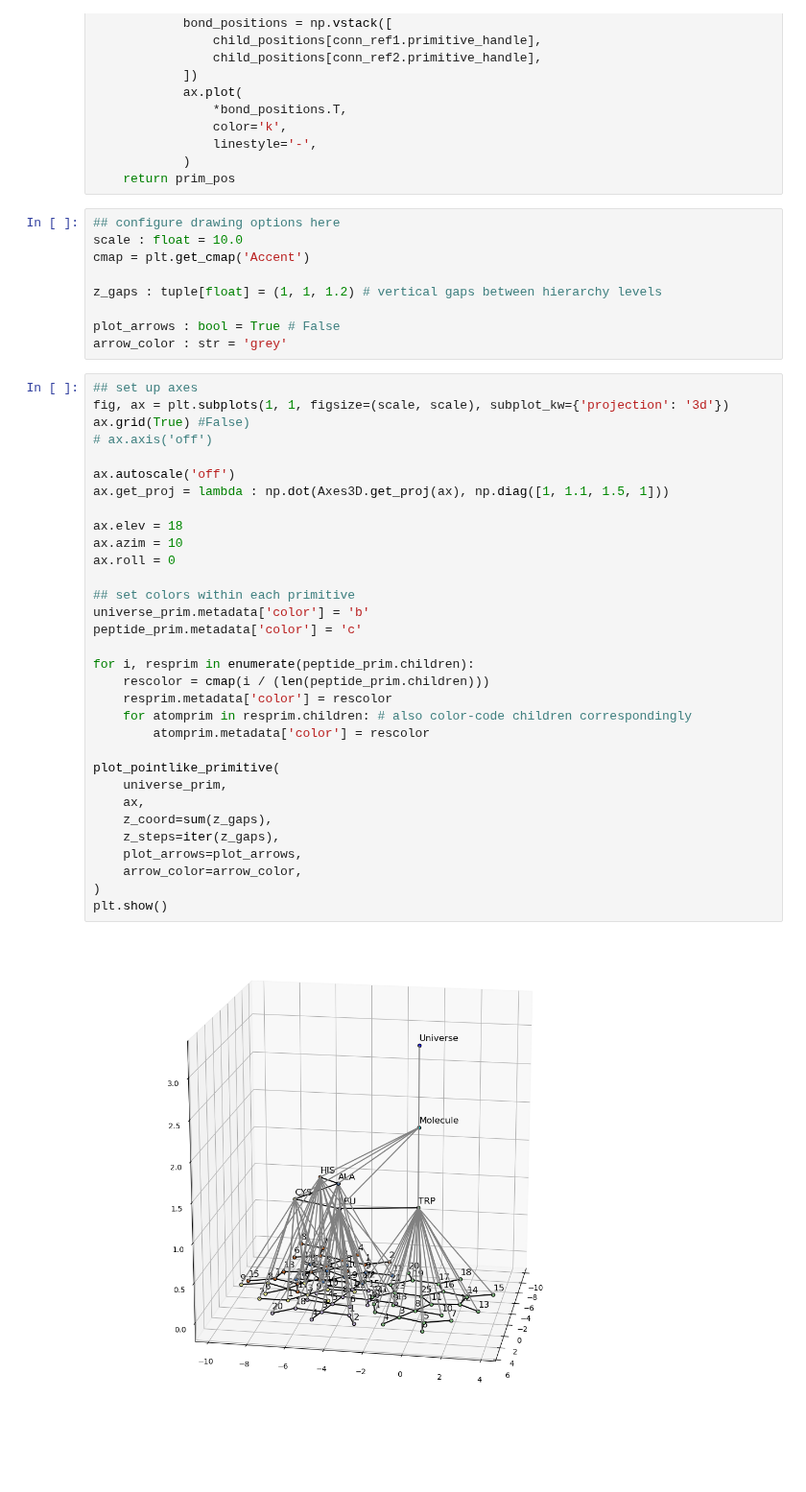
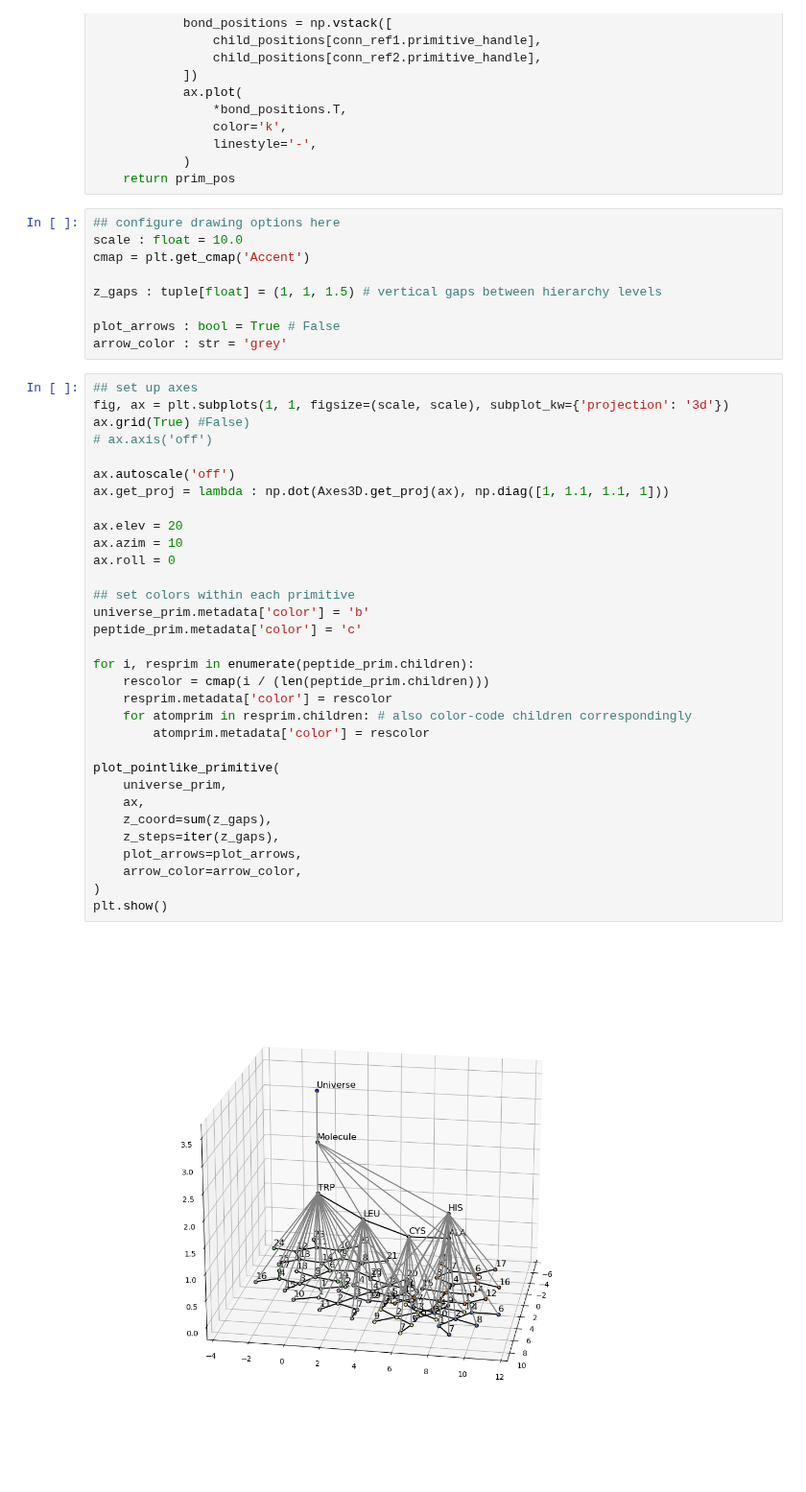
Before and after one commit to StephMcCallum/mupt-examples, a Jupyter notebook: examples_system/hierarchy_on_peptides.ipynb, the cells around one changed output. Shown at 96% size. Drawn from its saved outputs; the diff is of its cells as text.

```diff
--- a/examples_system/hierarchy_on_peptides.ipynb
+++ b/examples_system/hierarchy_on_peptides.ipynb
@@ -146,7 +146,7 @@ def plot_pointlike_primitive(
 scale : float = 10.0
 cmap = plt.get_cmap('Accent')
 
-z_gaps : tuple[float] = (1, 1, 1.2) # vertical gaps between hierarchy levels
+z_gaps : tuple[float] = (1, 1, 1.5) # vertical gaps between hierarchy levels
 
 plot_arrows : bool = True # False
 arrow_color : str = 'grey'
@@ -154,33 +154,33 @@ arrow_color : str = 'grey'
 ## set up axes
 fig, ax = plt.subplots(1, 1, figsize=(scale, scale), subplot_kw={'projection': '3d'})
 ax.grid(True) #False)
 # ax.axis('off')
 
 ax.autoscale('off')
-ax.get_proj = lambda : np.dot(Axes3D.get_proj(ax), np.diag([1, 1.1, 1.5, 1]))
+ax.get_proj = lambda : np.dot(Axes3D.get_proj(ax), np.diag([1, 1.1, 1.1, 1]))
 
-ax.elev = 18
+ax.elev = 20
 ax.azim = 10
 ax.roll = 0
 
 ## set colors within each primitive
 universe_prim.metadata['color'] = 'b'
 peptide_prim.metadata['color'] = 'c'
 
 for i, resprim in enumerate(peptide_prim.children):
     rescolor = cmap(i / (len(peptide_prim.children)))
     resprim.metadata['color'] = rescolor
     for atomprim in resprim.children: # also color-code children correspondingly
         atomprim.metadata['color'] = rescolor
 
 plot_pointlike_primitive(
     universe_prim,
     ax,
     z_coord=sum(z_gaps),
     z_steps=iter(z_gaps),
     plot_arrows=plot_arrows,
     arrow_color=arrow_color,
 )
 plt.show()
 # %% [output]
-[figure, old version]
+[figure, new version]
```
